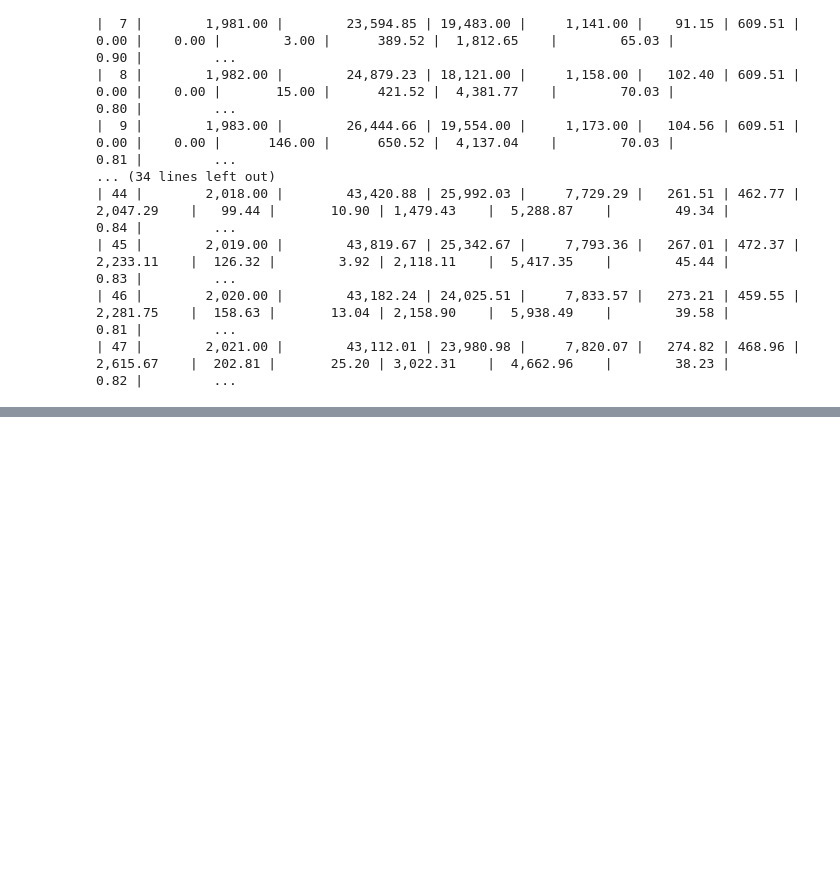
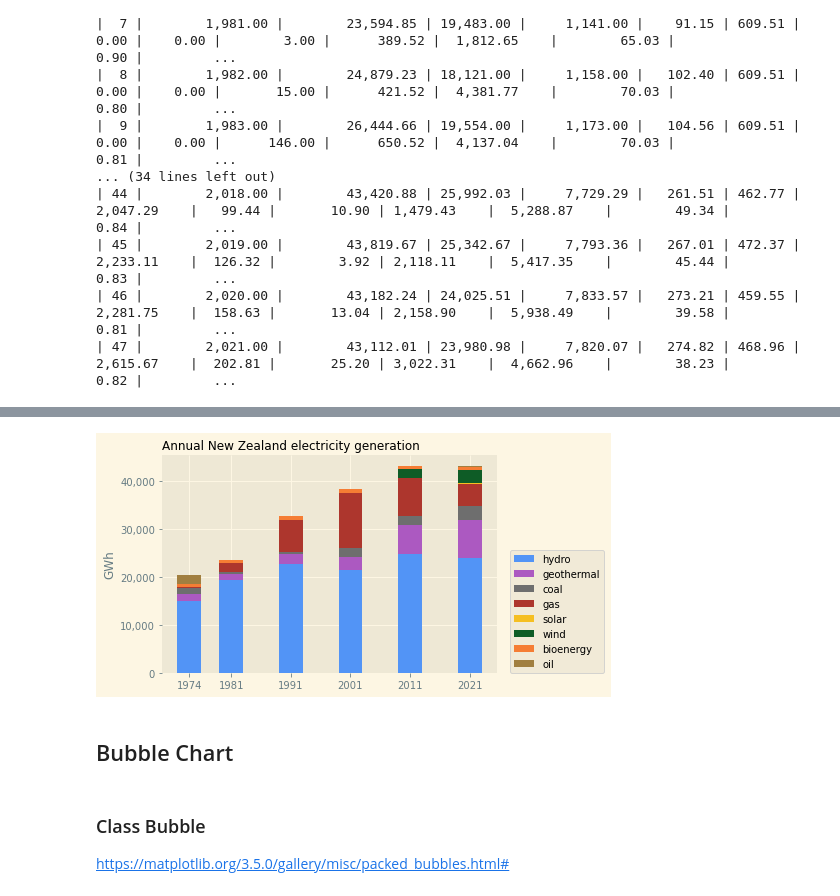
Before and after one commit to morrisgpeter/electricity-new-zealand, a Jupyter notebook: MBIE Electricity statistics/MBIE Electricity statistics.ipynb, the cells around one changed output, grey strips where cells are left out. Cells and saved outputs as stored; diff of their text form; code cells hidden in the pictures; blank space fills up the shorter version.

```diff
--- a/MBIE Electricity statistics/MBIE Electricity statistics.ipynb
+++ b/MBIE Electricity statistics/MBIE Electricity statistics.ipynb
@@ -424,0 +459,11 @@ print(df_GWh.to_markdown(floatfmt=",.2f"))
+# %%
+dfs=df_GWh.loc[(df_GWh['Calendar_year'] == 1974)|
+               (df_GWh['Calendar_year'] == 1981)|
+               (df_GWh['Calendar_year'] == 1991)|
+               (df_GWh['Calendar_year'] == 2001)|
+               (df_GWh['Calendar_year'] == 2011)|
+               (df_GWh['Calendar_year'] == 2021)]
+
+width = 4      # the width of the bars: can also be len(x) sequence
+
+dfs
@@ -424,0 +478,56 @@ print(df_GWh.to_markdown(floatfmt=",.2f"))
+# %%
+with plt.style.context(style=graph_style):
+    fig, ax = plt.subplots()
+
+    # https://matplotlib.org/stable/gallery/lines_bars_and_markers/bar_stacked.html
+    bottom=0
+
+    ax.bar(dfs['Calendar_year'], dfs['Hydro'],width, color=hydro, label='hydro')
+    bottom= bottom+ np.array(dfs['Hydro'])
+
+    # waste heat classified as geothermal source
+    ax.bar(dfs['Calendar_year'], dfs['Geothermal']+dfs['Waste_heat'], width, color=geo, bottom=bottom, label='geothermal')
+    bottom=bottom+np.array(dfs['Geothermal']+dfs['Waste_heat'])
+
+    ax.bar(dfs['Calendar_year'], dfs['Coal'], width, color=coal, bottom=bottom,label='coal')
+    bottom=bottom+np.array(dfs['Coal'])
+
+    ax.bar(dfs['Calendar_year'], dfs['Gas'], width, color=gas, bottom=bottom,label='gas')
+    bottom=bottom+np.array(dfs['Gas'])
+
+    ax.bar(dfs['Calendar_year'], dfs['Solar'], width, color=solar, bottom=bottom,label='solar')
+    bottom=bottom+np.array(dfs['Solar'])
+
+    ax.bar(dfs['Calendar_year'], dfs['Wind'], width, color=wind, bottom=bottom,label='wind')
+    bottom=bottom+np.array(dfs['Wind'])
+
+    # wood and biogas classified as bioenergy source
+    ax.bar(dfs['Calendar_year'], dfs['Wood']+dfs['Biogas'], width, color=bio, bottom=bottom,label='bioenergy')
+    bottom=bottom+np.array(dfs['Wood']+dfs['Biogas'])
+
+    ax.bar(dfs['Calendar_year'], dfs['Oil'], width, color=oil, bottom=bottom,label='oil')
+    bottom=bottom+np.array(dfs['Oil'])
+
+    ax.set_ylabel('GWh')
+    ax.legend(bbox_to_anchor=(1.04,0), loc="lower left", borderaxespad=0)
+    ax.spines['top'].set_visible(False)
+    ax.spines['right'].set_visible(False)
+    ax.spines['left'].set_visible(False)
+    ax.spines['bottom'].set_visible(False)
+    ax.set_xticks(dfs['Calendar_year'])
+
+#     ticks_y = FuncFormatter(lambda x, pos: '{0:g}'.format(x/1000))
+#     ax.yaxis.set_major_formatter(ticks_y)
+
+plt.gca().yaxis.set_major_formatter(plt.matplotlib.ticker.StrMethodFormatter('{x:,.0f}'))
+plt.title('Annual New Zealand electricity generation',
+              fontsize='large', loc='left')
+plt.show()
+# %% [output]
+[figure, added]
+# %% [markdown]
+## Bubble Chart
+# %% [markdown]
+### Class Bubble
+
+https://matplotlib.org/3.5.0/gallery/misc/packed_bubbles.html#
```
Also changed, not shown: parts of 17 cells of this notebook.
